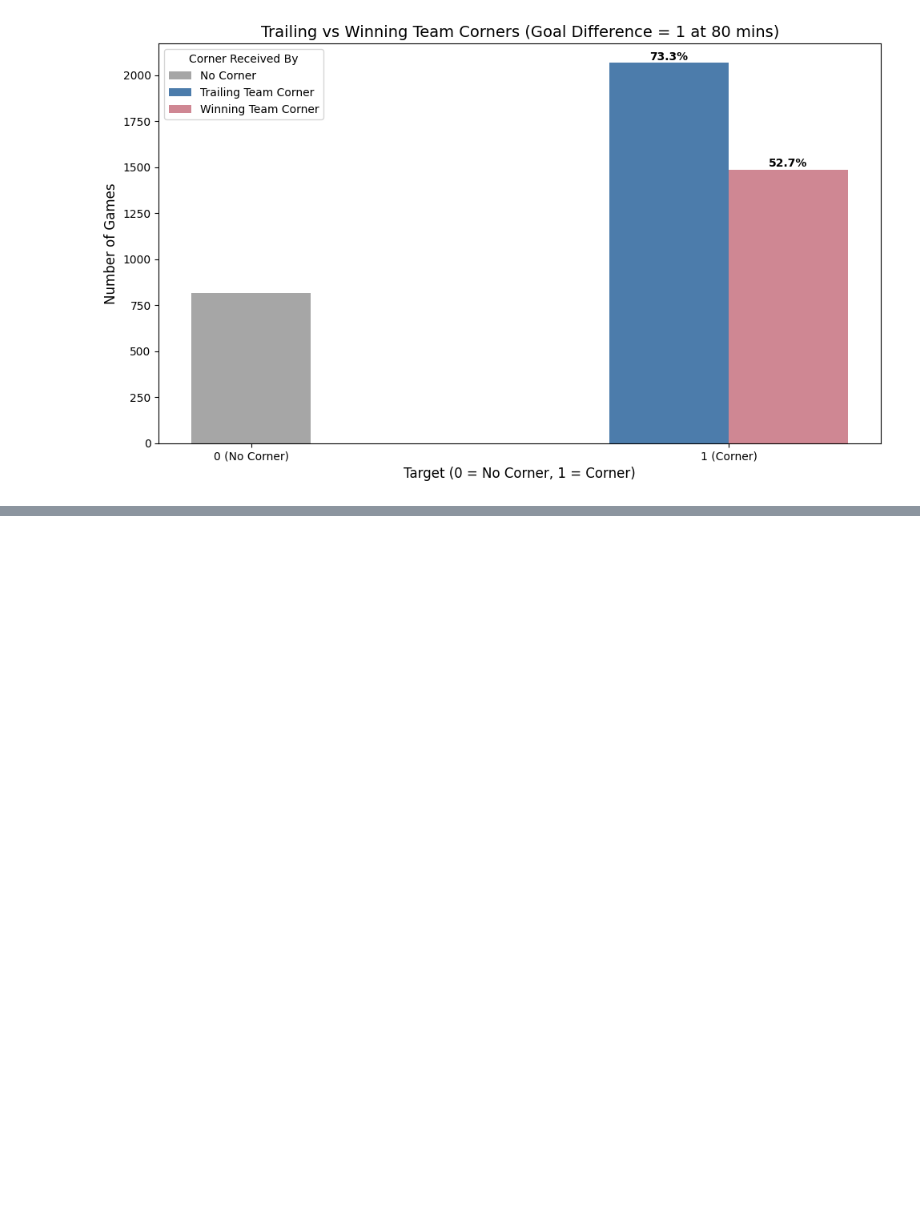
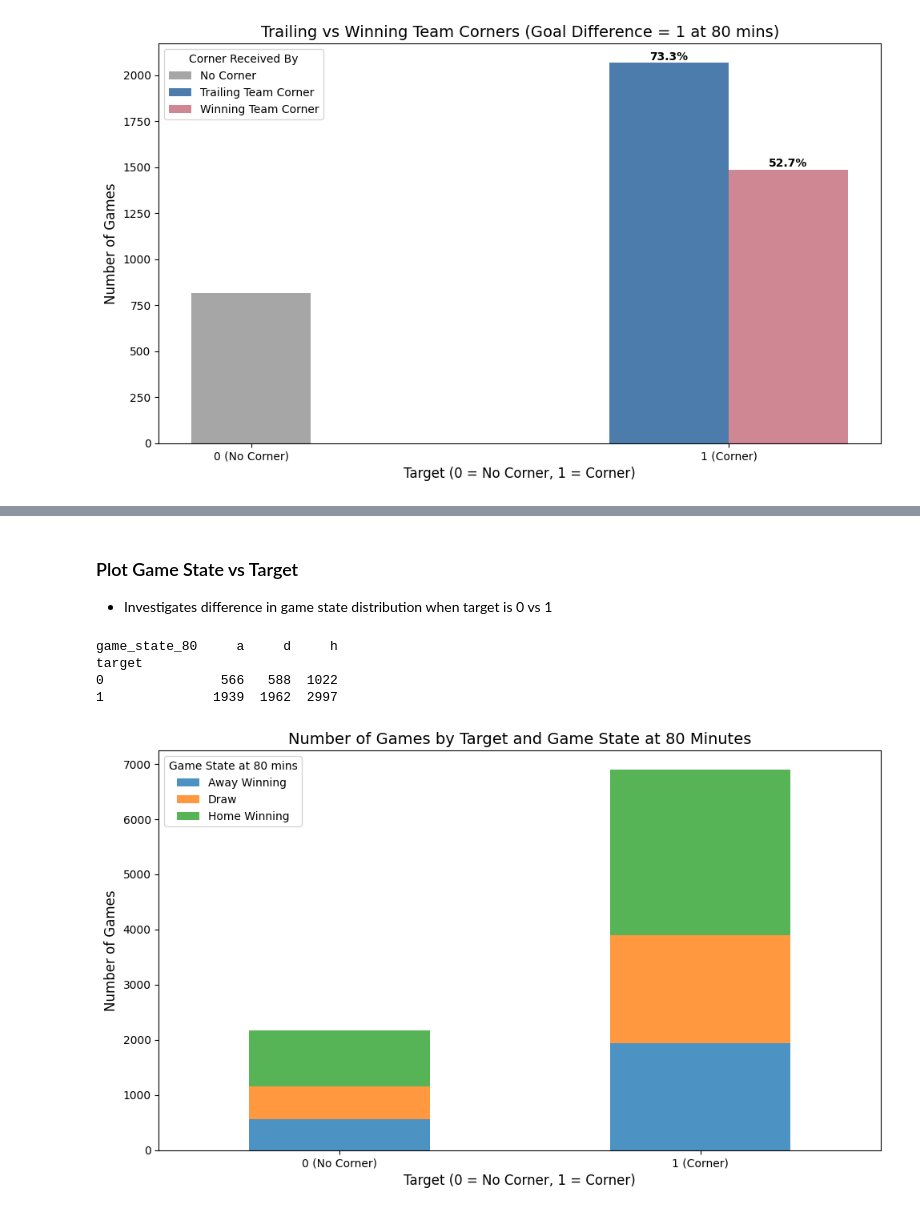
Before and after one commit to JoshuaGraham14/football-corner-prediction, a Jupyter notebook: notebooks/03_kaggle_aggregate_analysis.ipynb, the cells around one changed output, grey strips where cells are left out. Cells and saved outputs as stored; diff of their text form; code cells hidden in the pictures; blank space fills up the shorter version.

```diff
--- a/notebooks/03_kaggle_aggregate_analysis.ipynb
+++ b/notebooks/03_kaggle_aggregate_analysis.ipynb
@@ -298,0 +348,26 @@ plt.show()
+# %% [markdown]
+### Plot Game State vs Target
+
+- Investigates difference in game state distribution when target is 0 vs 1
+# %%
+target_game_state_counts = aggregated_data_copy.groupby(['target', 'game_state_80']).size().unstack(fill_value=0)
+print(target_game_state_counts)
+
+# --- Plot ---
+fig, ax = plt.subplots(figsize=(10, 6))
+target_game_state_counts.plot(kind='bar', stacked=True, ax=ax, alpha=0.8)
+
+ax.set_title('Number of Games by Target and Game State at 80 Minutes', fontsize=14)
+ax.set_xlabel('Target (0 = No Corner, 1 = Corner)', fontsize=12)
+ax.set_ylabel('Number of Games', fontsize=12)
+ax.set_xticks([0, 1])
+ax.set_xticklabels(['0 (No Corner)', '1 (Corner)'],rotation=0)
+ax.legend(title='Game State at 80 mins',labels=['Away Winning','Draw','Home Winning'])
+plt.tight_layout()
+plt.show()
+# %% [output]
+game_state_80     a     d     h
+target
+0               566   588  1022
+1              1939  1962  2997
+[figure, added]
```
Also changed, not shown: parts of 7 cells of this notebook.
